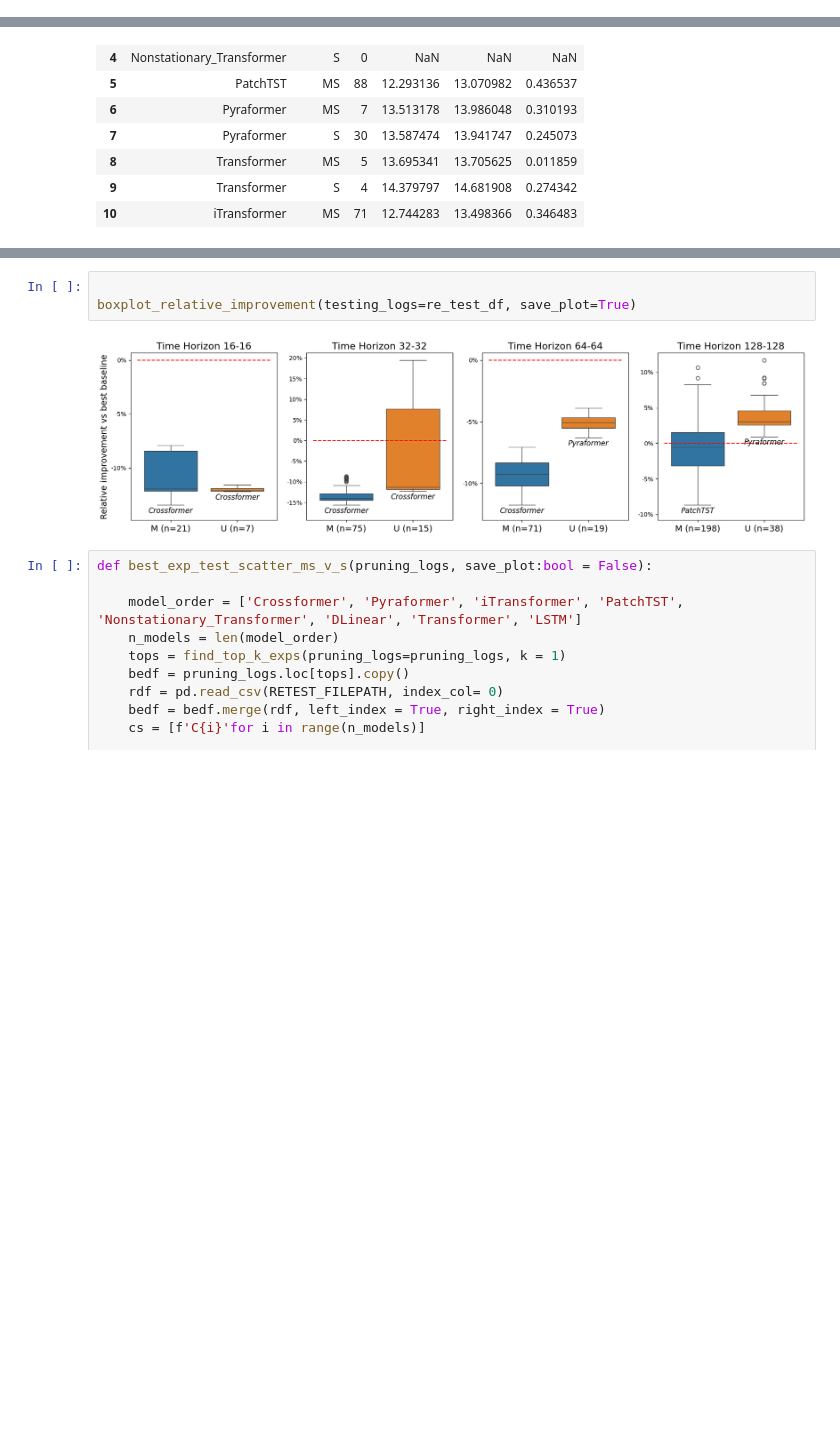
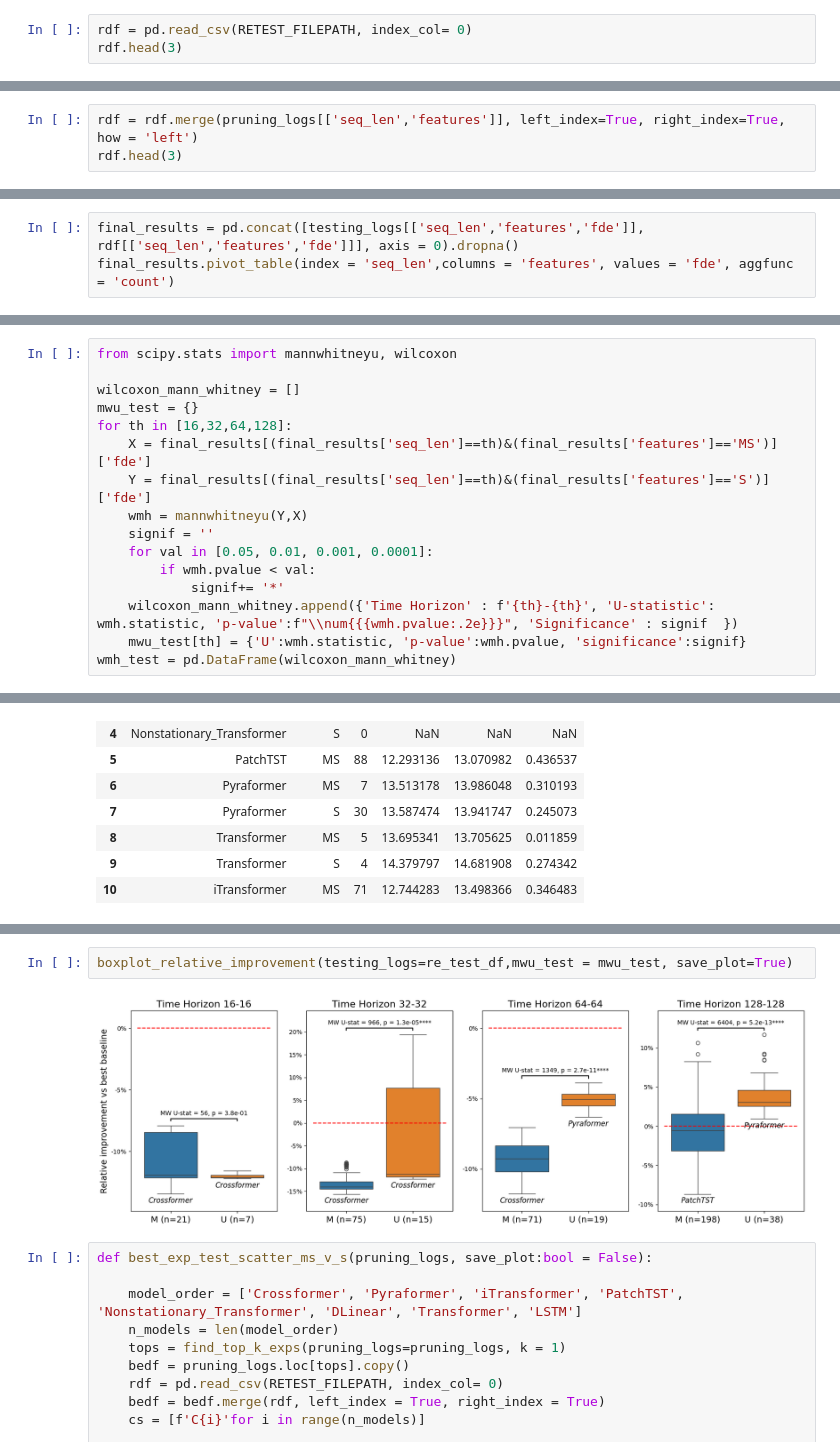
Before and after one commit to arnaud-odet/Time-Series-Library, a Jupyter notebook: results.ipynb, the cells around one changed output, grey strips where cells are left out. Saved outputs shown, nothing was run; the diff lists cells and outputs as text; blank space fills up the shorter version.

Commit message:
MWU test and big tables

```diff
--- a/results.ipynb
+++ b/results.ipynb
@@ -451,0 +447,3 @@ testing_logs[['pr_id','features','seq_len']].sort_values(by = 'pr_id').drop_dupl
+# %%
+rdf = pd.read_csv(RETEST_FILEPATH, index_col= 0)
+rdf.head(3)
@@ -451,0 +455,3 @@ testing_logs[['pr_id','features','seq_len']].sort_values(by = 'pr_id').drop_dupl
+# %%
+rdf = rdf.merge(pruning_logs[['seq_len','features']], left_index=True, right_index=True, how = 'left')
+rdf.head(3)
@@ -451,0 +479,3 @@ testing_logs[['pr_id','features','seq_len']].sort_values(by = 'pr_id').drop_dupl
+# %%
+final_results = pd.concat([testing_logs[['seq_len','features','fde']], rdf[['seq_len','features','fde']]], axis = 0).dropna()
+final_results.pivot_table(index = 'seq_len',columns = 'features', values = 'fde', aggfunc = 'count')
@@ -451,0 +489,16 @@ testing_logs[['pr_id','features','seq_len']].sort_values(by = 'pr_id').drop_dupl
+# %%
+from scipy.stats import mannwhitneyu, wilcoxon
+
+wilcoxon_mann_whitney = []
+mwu_test = {}
+for th in [16,32,64,128]:
+    X = final_results[(final_results['seq_len']==th)&(final_results['features']=='MS')]['fde']
+    Y = final_results[(final_results['seq_len']==th)&(final_results['features']=='S')]['fde']
+    wmh = mannwhitneyu(Y,X)
+    signif = ''
+    for val in [0.05, 0.01, 0.001, 0.0001]:
+        if wmh.pvalue < val:
+            signif+= '*'
+    wilcoxon_mann_whitney.append({'Time Horizon' : f'{th}-{th}', 'U-statistic': wmh.statistic, 'p-value':f"\\num{{{wmh.pvalue:.2e}}}", 'Significance' : signif  })
+    mwu_test[th] = {'U':wmh.statistic, 'p-value':wmh.pvalue, 'significance':signif}
+wmh_test = pd.DataFrame(wilcoxon_mann_whitney)
@@ -861,10 +919,9 @@ ref_df.loc[best_exps]
 | 27_034 | 27 | 34 | 64 | 64 | MS | 12 | early_stopping | 0.611874 | 2 | 128 | ... |
 | 21_113 | 21 | 113 | 128 | 128 | MS | 12 | early_stopping | 0.642107 | 3 | 512 | ... |
 # %%
-
-boxplot_relative_improvement(testing_logs=re_test_df, save_plot=True)
+boxplot_relative_improvement(testing_logs=re_test_df,mwu_test = mwu_test, save_plot=True)
 # %% [output]
-[figure, old version]
+[figure, new version]
 # %%
 def best_exp_test_scatter_ms_v_s(pruning_logs, save_plot:bool = False):
 
```
Also changed, not shown: parts of 13 cells of this notebook.
